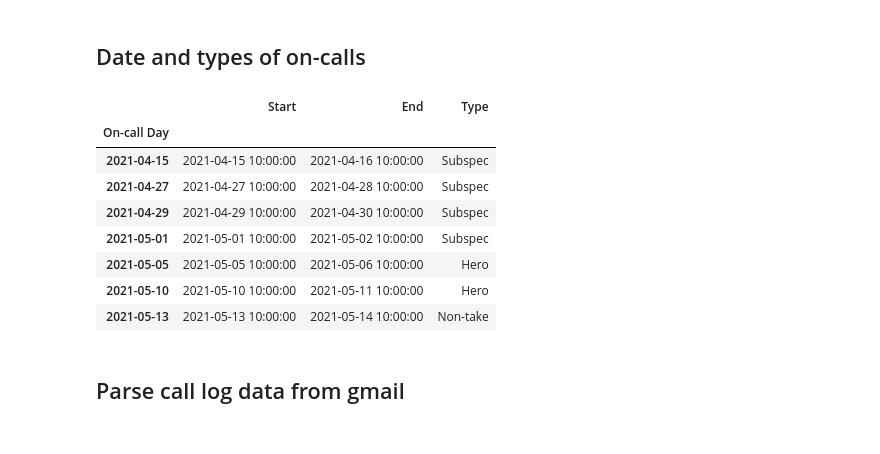
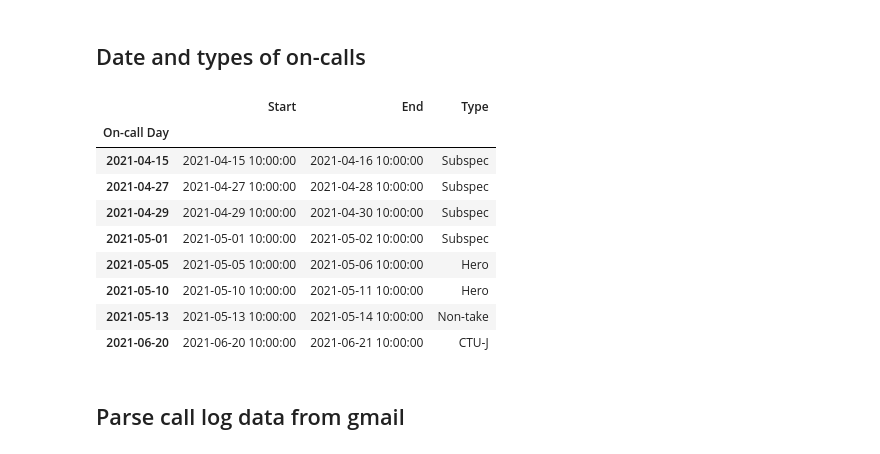
Before and after one commit to A-Garg/call-heatmap, a Jupyter notebook: call_log_analyzer.ipynb, the cells around one changed output. Saved outputs shown, nothing was run; the diff lists cells and outputs as text; code cells hidden in the pictures.

```diff
--- a/call_log_analyzer.ipynb
+++ b/call_log_analyzer.ipynb
@@ -28,40 +28,42 @@ oncall_data = [('2021-04-15','Subspec'),
                ('2021-05-01','Subspec'),
                ('2021-05-05','Hero'),
                ('2021-05-10','Hero'),
-               ('2021-05-13','Non-take')]
+               ('2021-05-13','Non-take'),
+               ('2021-06-20','CTU-J')]
 
 # Empty dataframe of start and end dates
 oncalls = pd.DataFrame(columns = ['Start','End','Type'])
 
 for oncall in oncall_data:
     start = pd.to_datetime(oncall[0] + ' 10:00').tz_localize(None)
     # For each call shift start, the end is the next day at 10 AM
     end = str((start + pd.DateOffset(1)).date()) + ' 10:00'
     end = pd.to_datetime(end)
 
     oncalls = oncalls.append({'Start':start,
                               'End':end,
                               'Type':oncall[1]
                              },ignore_index=True)
 
 # Create an index
 oncalls = oncalls.set_index(oncalls['Start'].dt.date)
 oncalls = oncalls.rename_axis('On-call Day')
 
 # Store all call types for later
 call_types = sorted(set(oncalls['Type'].values))
 
 oncalls
 # %% [output]
 |  | Start | End | Type |
 | On-call Day |  |  |  |
 | 2021-04-15 | 2021-04-15 10:00:00 | 2021-04-16 10:00:00 | Subspec |
 | 2021-04-27 | 2021-04-27 10:00:00 | 2021-04-28 10:00:00 | Subspec |
 | 2021-04-29 | 2021-04-29 10:00:00 | 2021-04-30 10:00:00 | Subspec |
 | 2021-05-01 | 2021-05-01 10:00:00 | 2021-05-02 10:00:00 | Subspec |
 | 2021-05-05 | 2021-05-05 10:00:00 | 2021-05-06 10:00:00 | Hero |
 | 2021-05-10 | 2021-05-10 10:00:00 | 2021-05-11 10:00:00 | Hero |
 | 2021-05-13 | 2021-05-13 10:00:00 | 2021-05-14 10:00:00 | Non-take |
+| 2021-06-20 | 2021-06-20 10:00:00 | 2021-06-21 10:00:00 | CTU-J |
 # %% [markdown]
 ## Parse call log data from gmail
 # %%
```
Also changed, not shown: parts of 9 cells of this notebook.
